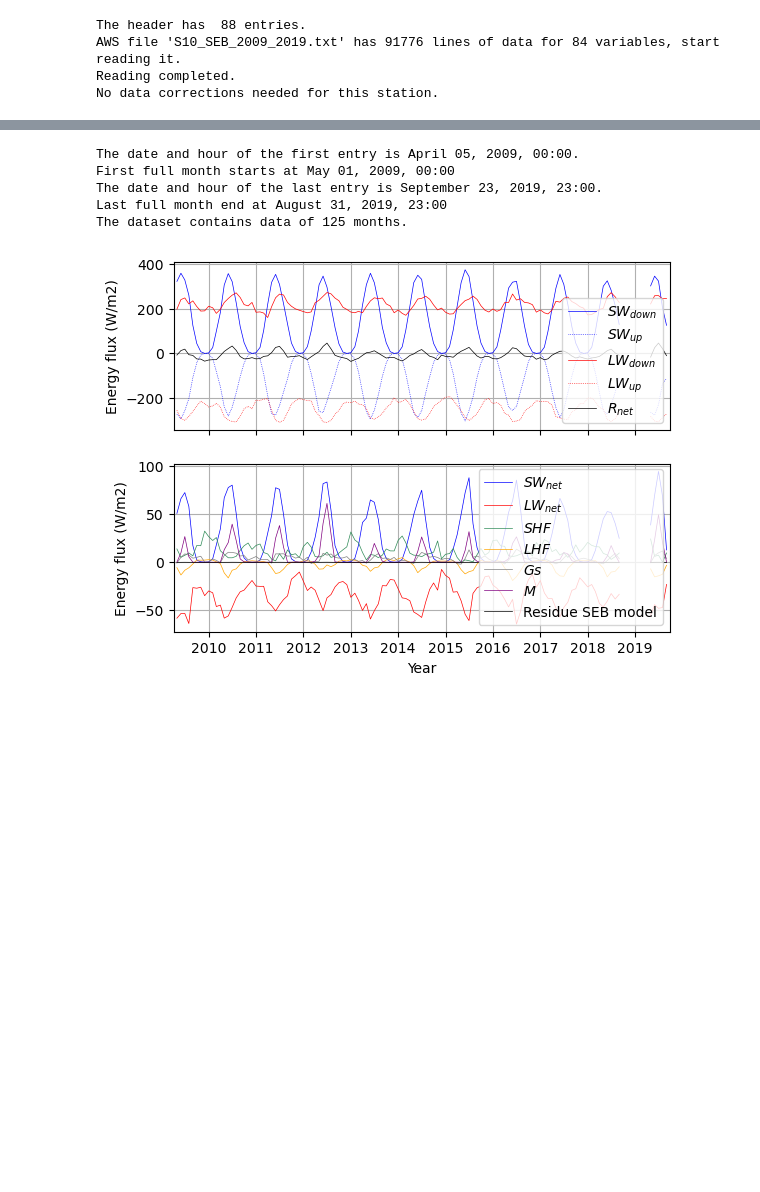
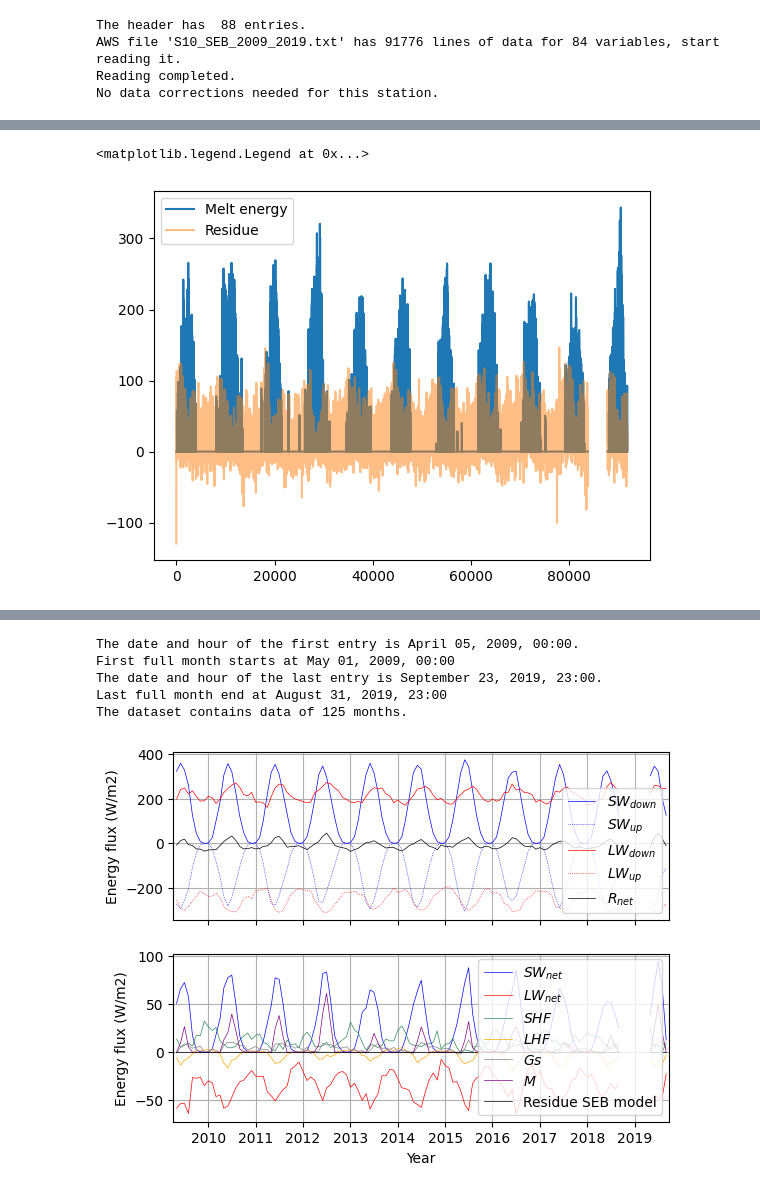
Before and after one commit to CLPHUU/IceAndClimate, a Jupyter notebook: Project_2/Project_2.ipynb, the cells around one changed output, grey strips where cells are left out. Cells and saved outputs as stored; diff of their text form; code cells hidden in the pictures; blank space fills up the shorter version.

```diff
--- a/Project_2/Project_2.ipynb
+++ b/Project_2/Project_2.ipynb
@@ -201,3 +184,11 @@ TypeError: cannot unpack non-iterable NoneType object
+# %%
+plt.plot(Melt_dict['Melt'], label='Melt energy')
+plt.plot(Melt_dict['residue'], label='Residue', alpha=0.5)
+plt.legend()
+# TODO: WTF why do we have residuals even when we have melting?
+# %% [output]
+<matplotlib.legend.Legend at 0x...>
+[figure, added]
 # %%
 
 # plt.plot(Melt_energy, label='Melt energy+1k')
```
Also changed, not shown: parts of 12 cells of this notebook, 1 other file.
